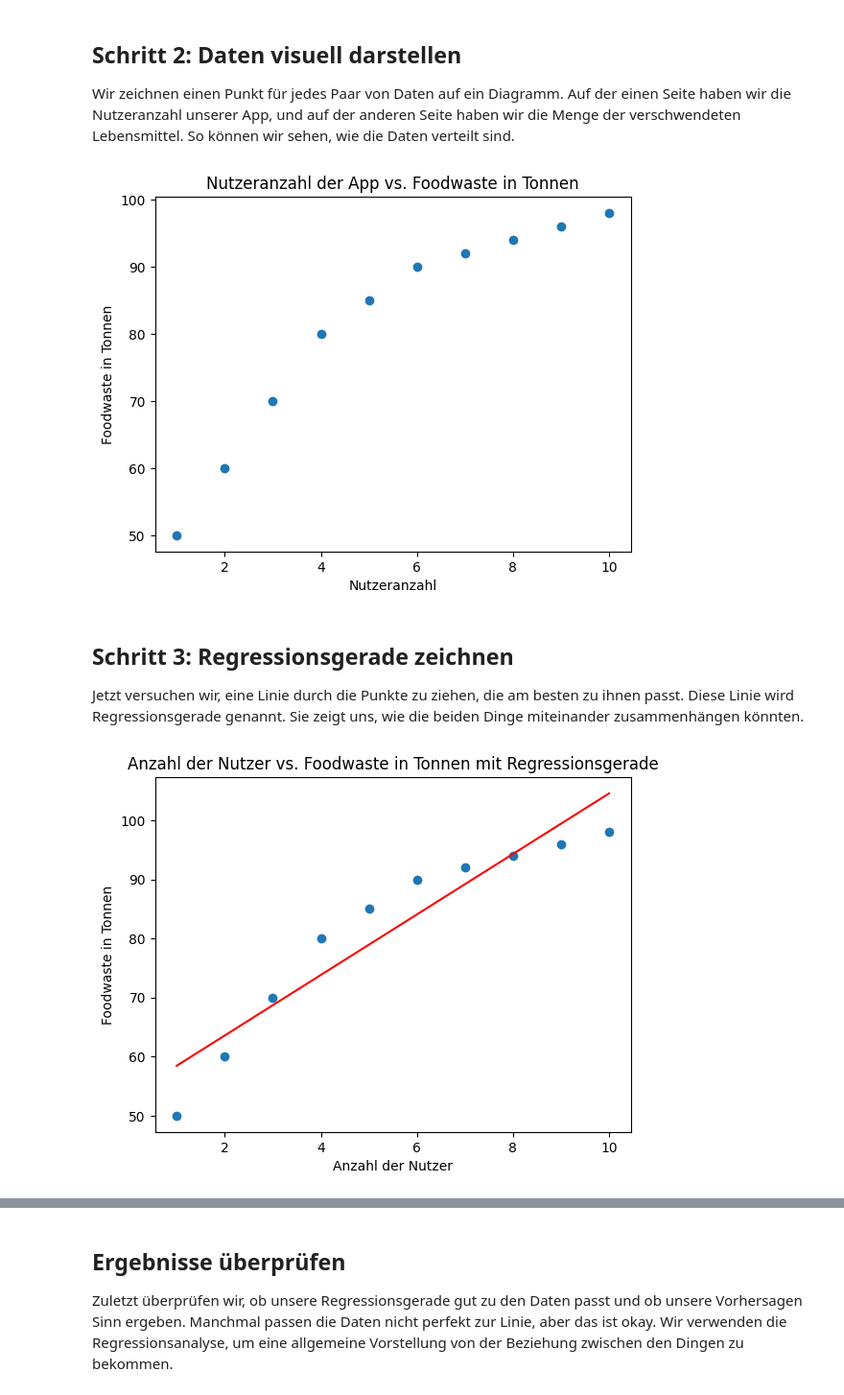
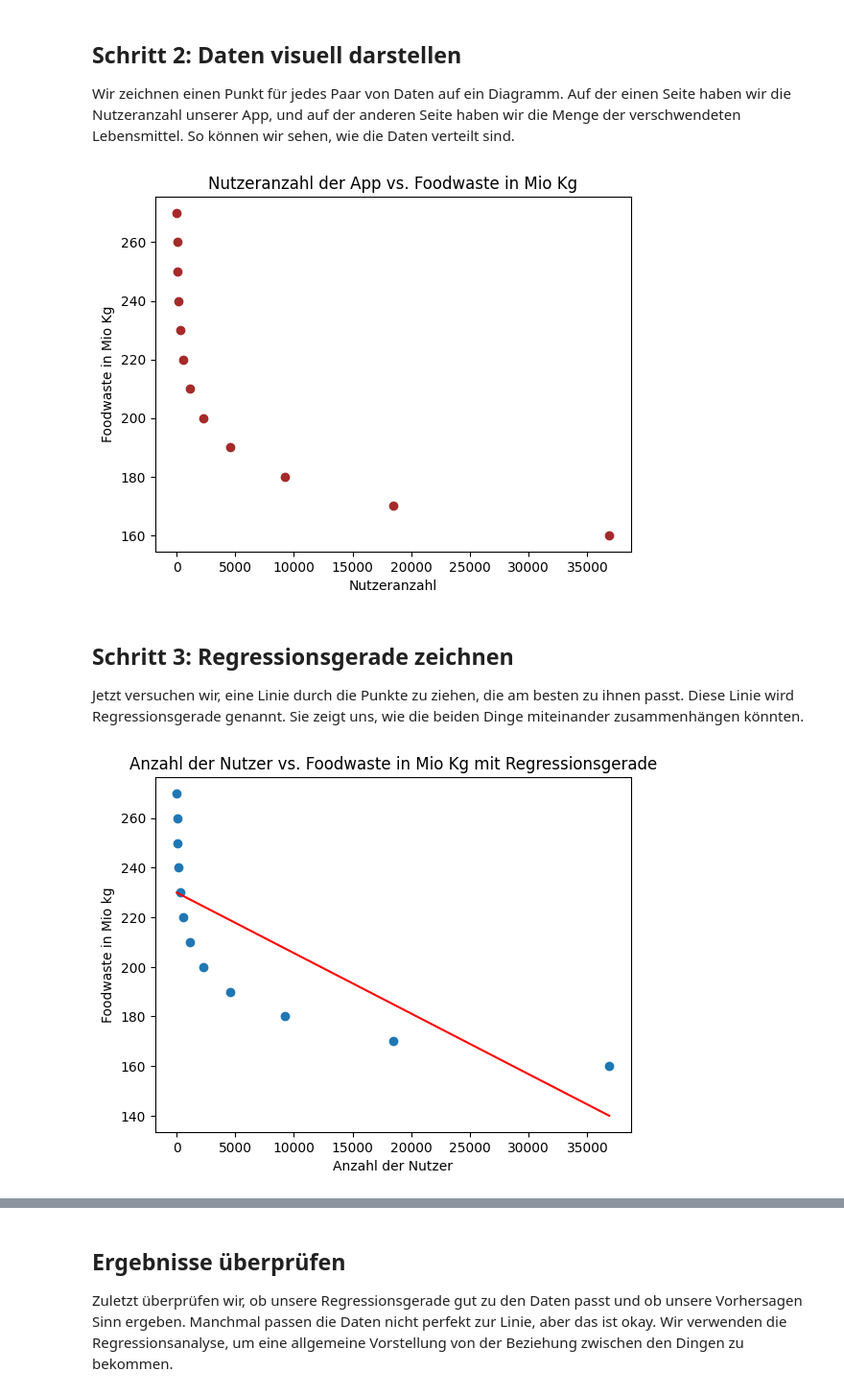
Before and after one commit to beritf-exxeta/girlsday_2024, a Jupyter notebook: Untitled.ipynb, the cells around one changed output, grey strips where cells are left out. Shown at 96% size. Cells and saved outputs as stored; diff of their text form; code cells hidden in the pictures.

Commit message:
changes made for Berlin example - still missing last part proof of regression

```diff
--- a/Untitled.ipynb
+++ b/Untitled.ipynb
@@ -18,3 +19,7 @@ Um einen Zusammenhang zwischen der Nutzung unserer App und der Lebensmittelversc
 # %%
-anzahl_nutzer = np.array([1, 2, 3, 4, 5, 6, 7, 8, 9, 10])
-tonnen_foodwaste = np.array([50, 60, 70, 80, 85, 90, 92, 94, 96, 98])
+anzahl_nutzer = np.array([18 * (2 ** i) for i in range(12)])
+print("Anzahl App Nutzer über 12 Monate:", anzahl_nutzer)
+tonnen_foodwaste = np.array([270 - 10 * i for i in range(12)])
+print("Anzahl Foodwaste in Berlin über 12 Monate:", tonnen_foodwaste)
+
+monate = np.array([1, 2, 3, 4, 5, 6, 7, 8, 9, 10, 11, 12])
@@ -25,13 +45,13 @@ tonnen_foodwaste = np.array([50, 60, 70, 80, 85, 90, 92, 94, 96, 98])
 
 Wir zeichnen einen Punkt für jedes Paar von Daten auf ein Diagramm. Auf der einen Seite haben wir die Nutzeranzahl unserer App, und auf der anderen Seite haben wir die Menge der verschwendeten Lebensmittel. So können wir sehen, wie die Daten verteilt sind.
 # %%
-plt.scatter(anzahl_nutzer, tonnen_foodwaste)
+plt.scatter(anzahl_nutzer, tonnen_foodwaste, color='brown')
 plt.xlabel('Nutzeranzahl')
-plt.ylabel('Foodwaste in Tonnen')
-plt.title('Nutzeranzahl der App vs. Foodwaste in Tonnen')
+plt.ylabel('Foodwaste in Mio Kg')
+plt.title('Nutzeranzahl der App vs. Foodwaste in Mio Kg')
 plt.show()
 # %% [output]
-[figure, old version]
+[figure, new version]
 # %% [markdown]
 ## Schritt 3: Regressionsgerade zeichnen
 
@@ -39,16 +59,16 @@ Jetzt versuchen wir, eine Linie durch die Punkte zu ziehen, die am besten zu ihn
 # %%
 regression = LinearRegression()
 regression.fit(anzahl_nutzer.reshape(-1, 1), tonnen_foodwaste)
 
 # Regressionsgerade plotten
 plt.scatter(anzahl_nutzer, tonnen_foodwaste)
 plt.plot(anzahl_nutzer, regression.predict(anzahl_nutzer.reshape(-1, 1)), color='red')
 plt.xlabel('Anzahl der Nutzer')
-plt.ylabel('Foodwaste in Tonnen')
-plt.title('Anzahl der Nutzer vs. Foodwaste in Tonnen mit Regressionsgerade')
+plt.ylabel('Foodwaste in Mio kg')
+plt.title('Anzahl der Nutzer vs. Foodwaste in Mio Kg mit Regressionsgerade')
 plt.show()
 # %% [output]
-[figure, old version]
+[figure, new version]
 # %% [markdown]
 ## Schritt 4: Vorhersage treffen
 
```
Also changed, not shown: parts of 8 cells of this notebook.
